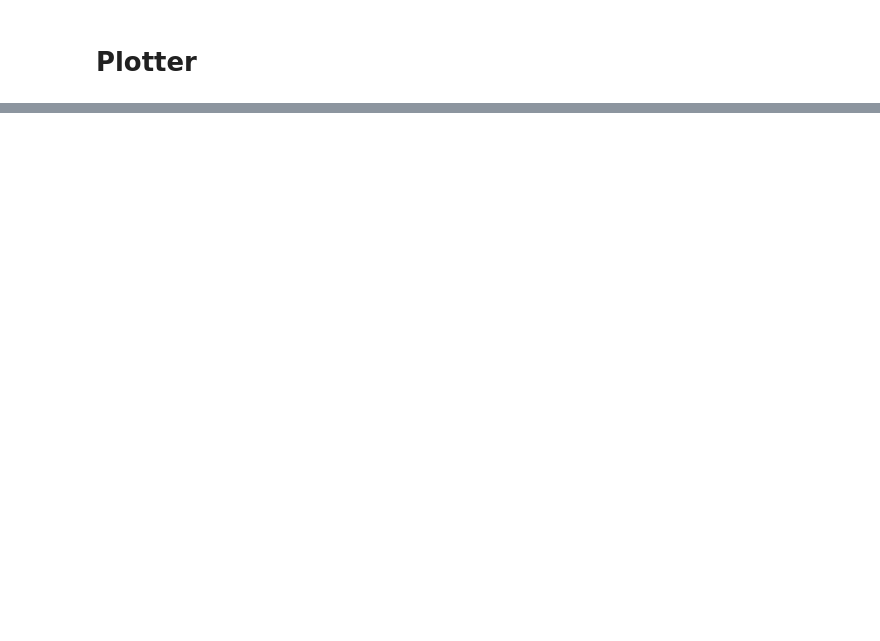
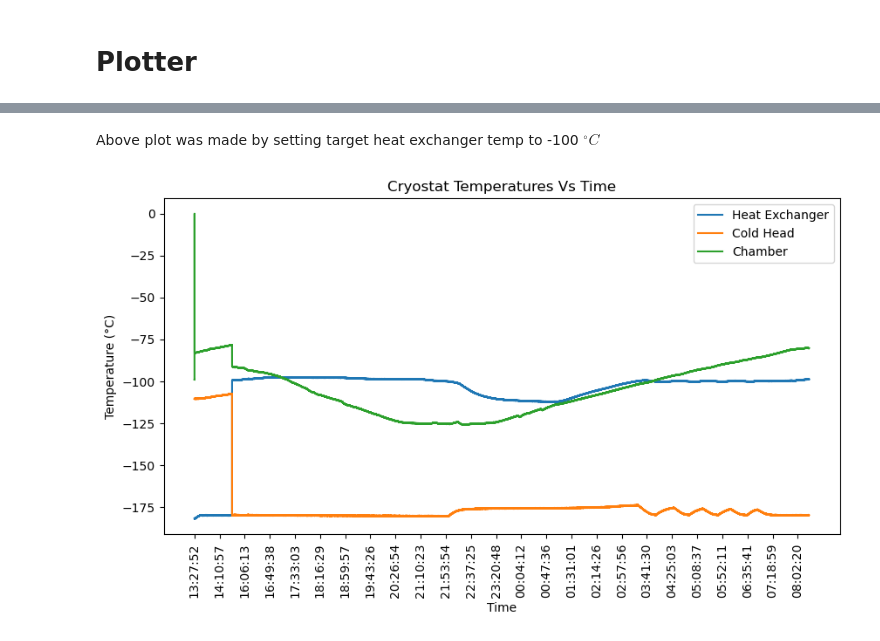
Before and after one commit to Zepeng/SlowControl-Probe, a Jupyter notebook: data ploting.ipynb, the cells around one changed output, grey strips where cells are left out. Saved outputs shown, nothing was run; the diff lists cells and outputs as text; code cells hidden in the pictures; blank space fills up the shorter version.

```diff
--- a/data ploting.ipynb
+++ b/data ploting.ipynb
@@ -52,0 +98,16 @@ p_plot(t[0],[HeatEx_data[0],ColdHead_data[0],Chamber_data[0]],title,lin_names)
+# %% [markdown]
+Above plot was made by setting target heat exchanger temp to -100 $^{\circ} C$
+# %%
+Time_data=[]
+HeatEx_data=[]
+ColdHead_data=[]
+Chamber_data=[]
+t=[]
+lin_names=["Heat Exchanger","Cold Head","Chamber"]
+title="Cryostat Temperatures Vs Time"
+f_name=["Temp log 09-20-2022, 13-27.csv","Temp log 09-20-2022, 15-44.csv"]
+data_read_2(f_name,[Time_data,HeatEx_data,ColdHead_data,Chamber_data,t])
+tics=get_tics(Time_data,1500)
+p_plot(t[0],[HeatEx_data,ColdHead_data,Chamber_data],title,lin_names,tics)
+# %% [output]
+[figure, added]
```
Also changed, not shown: parts of 6 cells of this notebook, 1 other file.
